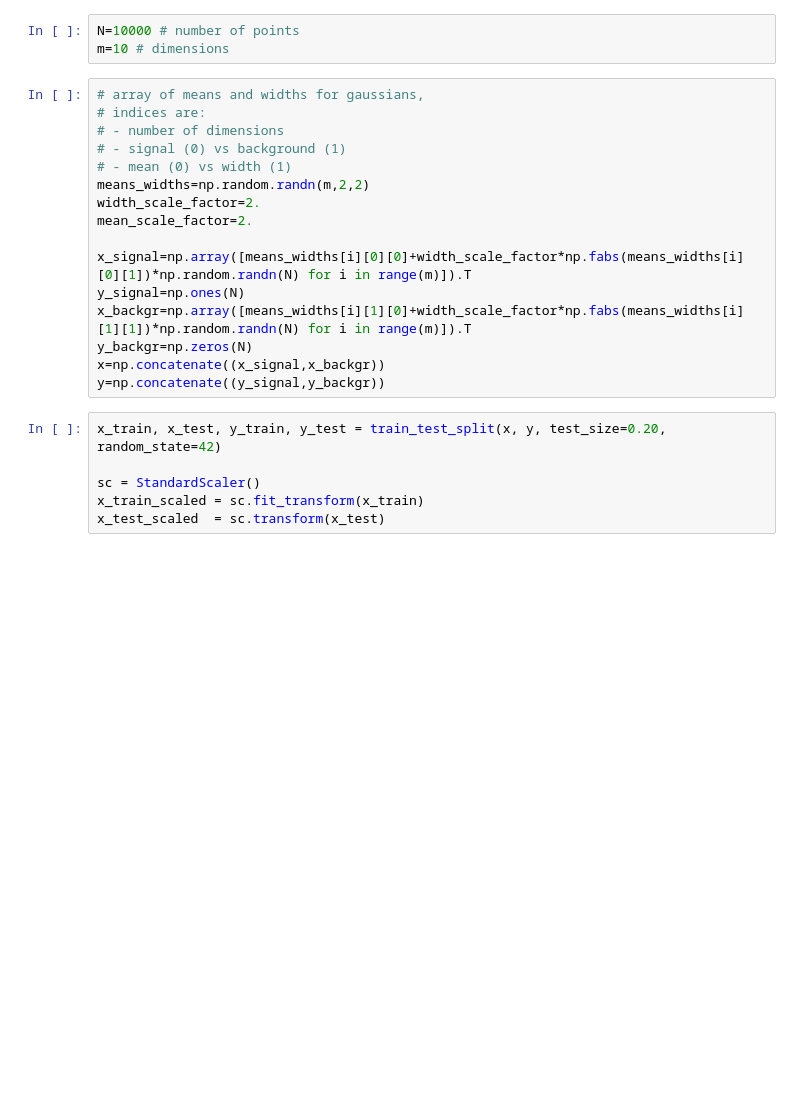
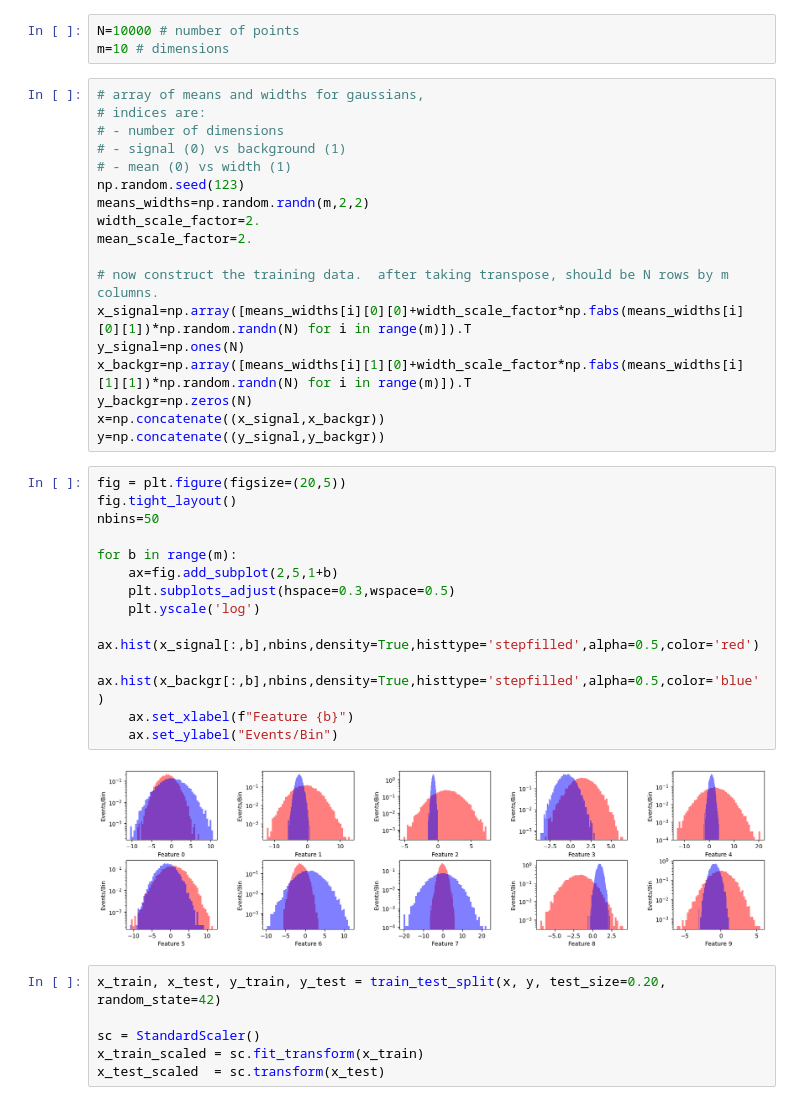
Before and after one commit to scipp-atlas/cabin-notebooks, a Jupyter notebook: LearningCuts.ipynb, the cells around one changed output. Cells and saved outputs as stored; diff of their text form; blank space fills up the shorter version.

```diff
--- a/LearningCuts.ipynb
+++ b/LearningCuts.ipynb
@@ -227,16 +218,33 @@ m=10 # dimensions
 # - number of dimensions
 # - signal (0) vs background (1)
 # - mean (0) vs width (1)
+np.random.seed(123)
 means_widths=np.random.randn(m,2,2)
 width_scale_factor=2.
 mean_scale_factor=2.
 
+# now construct the training data.  after taking transpose, should be N rows by m columns.
 x_signal=np.array([means_widths[i][0][0]+width_scale_factor*np.fabs(means_widths[i][0][1])*np.random.randn(N) for i in range(m)]).T
 y_signal=np.ones(N)
 x_backgr=np.array([means_widths[i][1][0]+width_scale_factor*np.fabs(means_widths[i][1][1])*np.random.randn(N) for i in range(m)]).T
 y_backgr=np.zeros(N)
 x=np.concatenate((x_signal,x_backgr))
 y=np.concatenate((y_signal,y_backgr))
+# %%
+fig = plt.figure(figsize=(20,5))
+fig.tight_layout()
+nbins=50
+
+for b in range(m):
+    ax=fig.add_subplot(2,5,1+b)
+    plt.subplots_adjust(hspace=0.3,wspace=0.5)
+    plt.yscale('log')
+    ax.hist(x_signal[:,b],nbins,density=True,histtype='stepfilled',alpha=0.5,color='red')
+    ax.hist(x_backgr[:,b],nbins,density=True,histtype='stepfilled',alpha=0.5,color='blue')
+    ax.set_xlabel(f"Feature {b}")
+    ax.set_ylabel("Events/Bin")
+# %% [output]
+[figure, added]
 # %%
 x_train, x_test, y_train, y_test = train_test_split(x, y, test_size=0.20, random_state=42)
 
```
Also changed, not shown: parts of 13 cells of this notebook.
